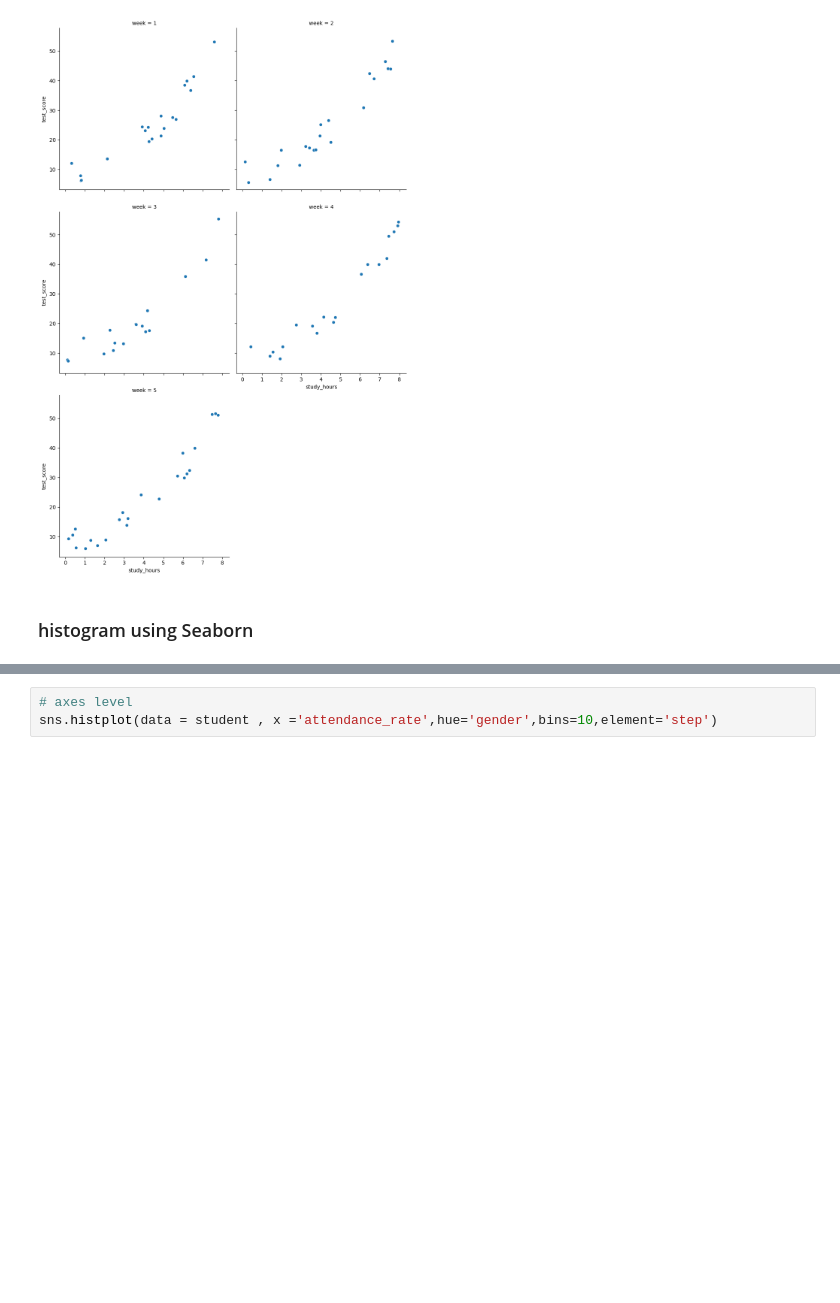
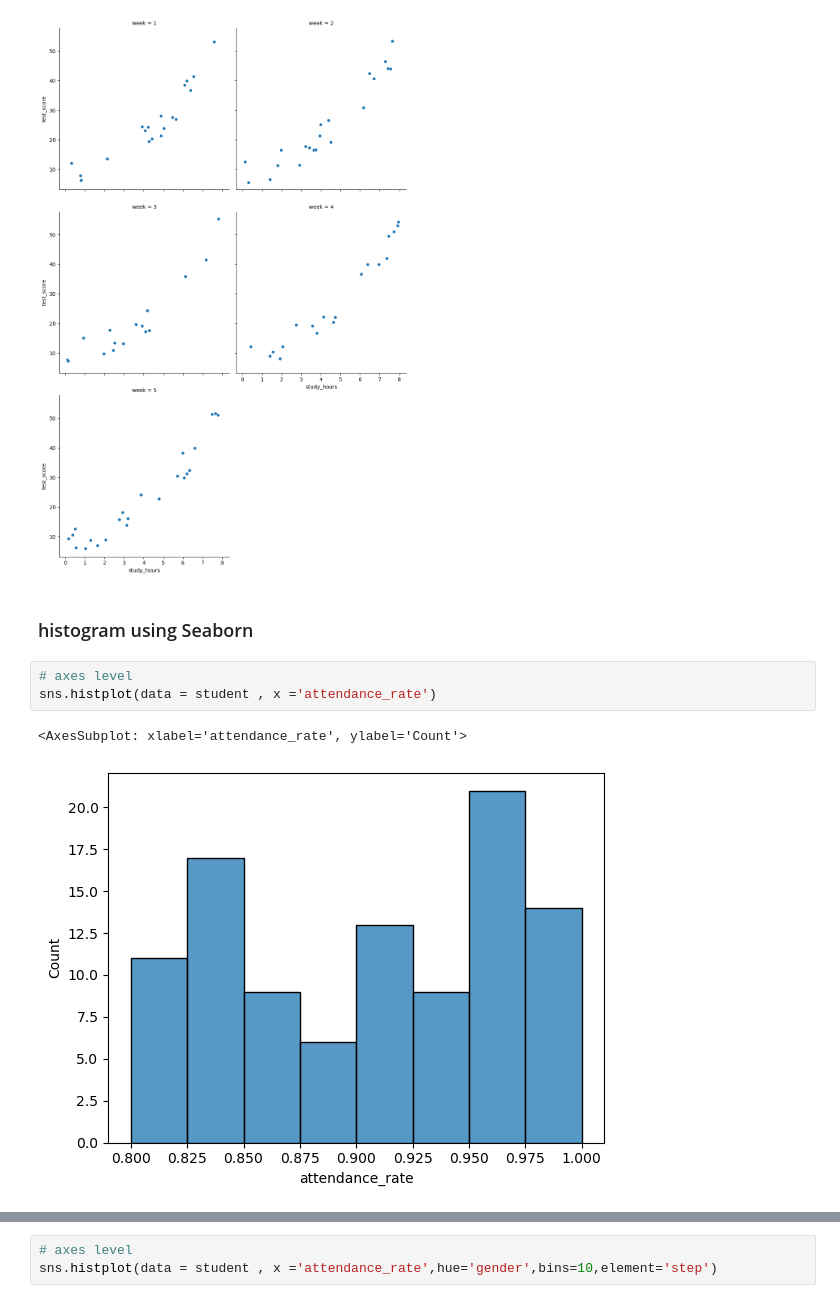
Before and after one commit to rabeyanoor/AI-ML, a Jupyter notebook: Week-4/Module_16.ipynb, the cells around one changed output, grey strips where cells are left out. Cells and saved outputs as stored; diff of their text form; blank space fills up the shorter version.

Commit message:
Histogram using Seaborn

```diff
--- a/Week-4/Module_16.ipynb
+++ b/Week-4/Module_16.ipynb
@@ -153,3 +153,9 @@ sns.relplot(kind='scatter', data = student, x = 'study_hours' , y ='test_score',
 [figure]
 # %% [markdown]
 ### histogram using Seaborn
+# %%
+# axes level
+sns.histplot(data = student , x ='attendance_rate')
+# %% [output]
+<AxesSubplot: xlabel='attendance_rate', ylabel='Count'>
+[figure, added]
```
Also changed, not shown: parts of 5 cells of this notebook.
